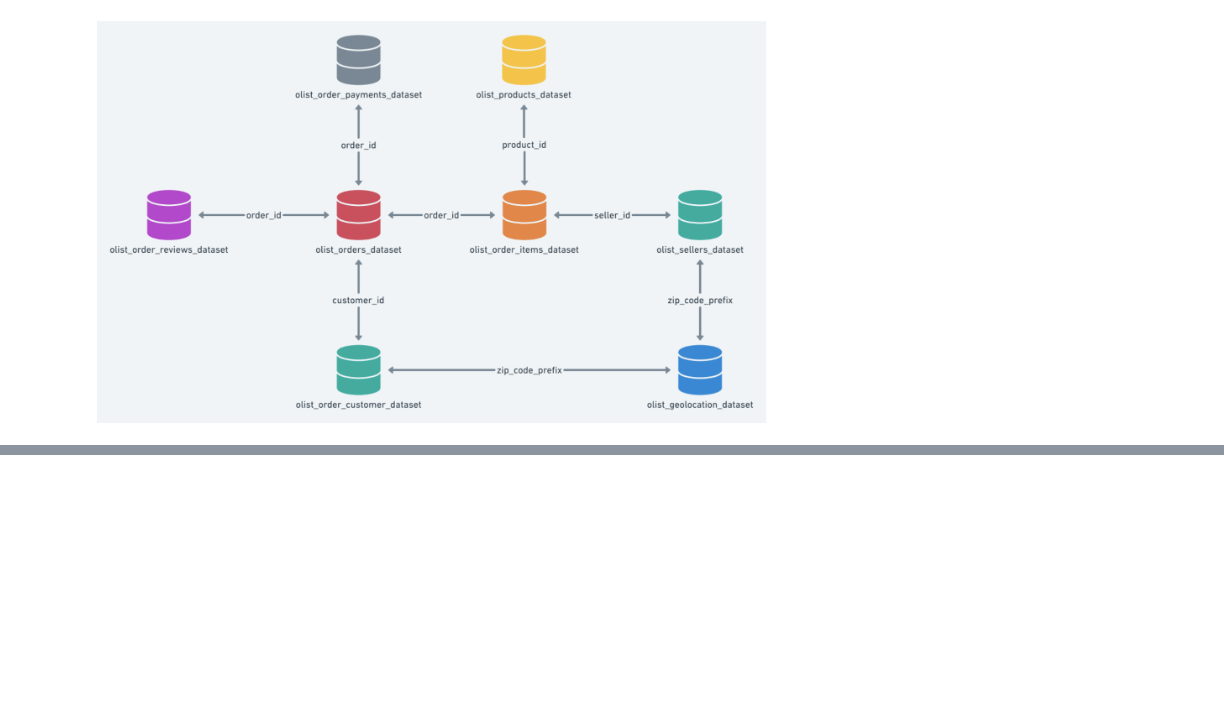
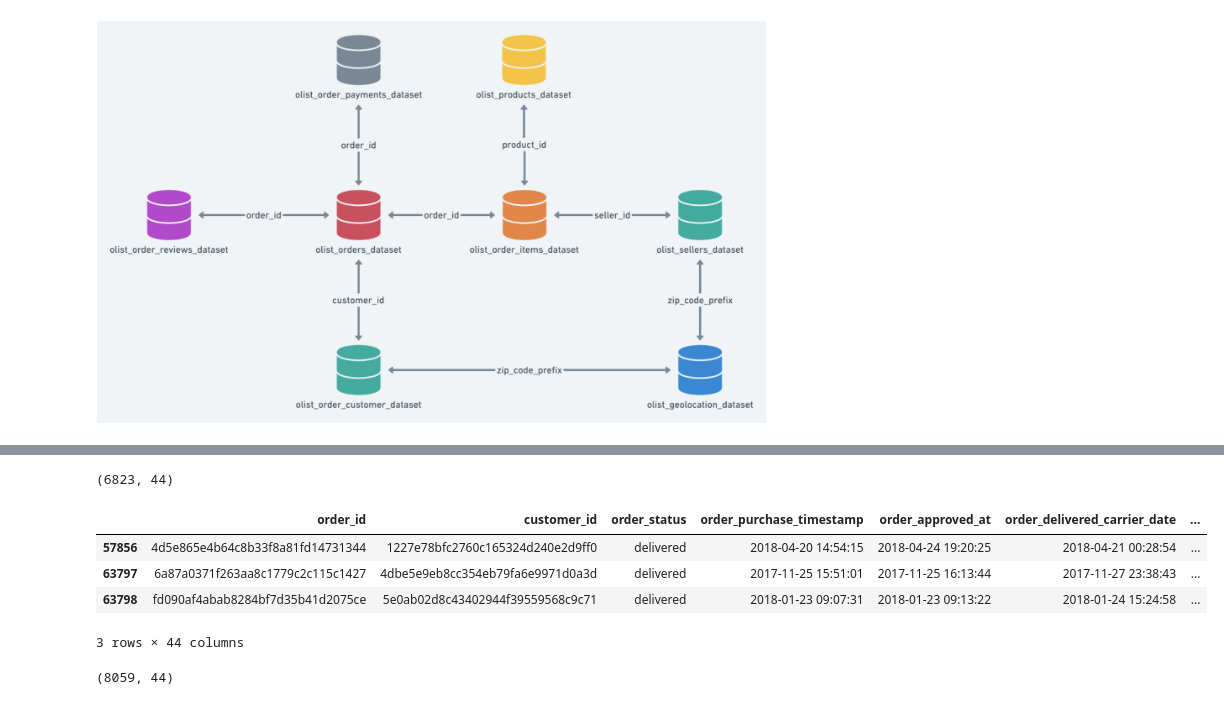
Before and after one commit to vkekd25/Codestates_Brazil_E_Commerce, a Jupyter notebook: Sc2_Project.ipynb, the cells around one changed output, grey strips where cells are left out. Cells and saved outputs as stored; diff of their text form; code cells hidden in the pictures; blank space fills up the shorter version.

```diff
--- a/Sc2_Project.ipynb
+++ b/Sc2_Project.ipynb
@@ -121,0 +139,7 @@ customers.duplicated('customer_zip_code_prefix').sum(), sellers.duplicated('sell
+# %%
+def tofloat(x):
+  return float(x)
+orders['geolocation_lat_x'] = orders['geolocation_lat_x'].apply(tofloat)
+orders['geolocation_lng_x'] = orders['geolocation_lng_x'].apply(tofloat)
+orders['geolocation_lat_y'] = orders['geolocation_lat_y'].apply(tofloat)
+orders['geolocation_lng_y'] = orders['geolocation_lng_y'].apply(tofloat)
@@ -121,0 +161,17 @@ customers.duplicated('customer_zip_code_prefix').sum(), sellers.duplicated('sell
+# %%
+from haversine import haversine, Unit
+
+distance_compare_list = []
+customer_distance = []
+seller_distance = []
+
+for i in range(orders.shape[0]):
+  customer = (orders['geolocation_lat_x'][i], orders['geolocation_lng_x'][i])
+  seller = (orders['geolocation_lat_y'][i], orders['geolocation_lng_y'][i])
+  result = haversine(customer, seller, unit = 'km')
+
+  distance_compare_list.append(result)
+  customer_distance.append(customer)
+  seller_distance.append(seller)
+# %%
+orders['distance_compare'] = pd.DataFrame({'distance_compare' : distance_compare_list})
@@ -121,0 +247,18 @@ customers.duplicated('customer_zip_code_prefix').sum(), sellers.duplicated('sell
+# %%
+health_beauty = orders[orders.product_category_name == 'health_beauty']
+health_beauty.shape
+# %% [output]
+(6823, 44)
+# %%
+health_beauty[health_beauty.distance_compare == 0]
+# %% [output]
+|  | order_id | customer_id | order_status | order_purchase_timestamp | order_approved_at | order_delivered_carrier_date | ... |
+| 57856 | 4d5e865e4b64c8b33f8a81fd14731344 | 1227e78bfc2760c165324d240e2d9ff0 | delivered | 2018-04-20 14:54:15 | 2018-04-24 19:20:25 | 2018-04-21 00:28:54 | ... |
+| 63797 | 6a87a0371f263aa8c1779c2c115c1427 | 4dbe5e9eb8cc354eb79fa6e9971d0a3d | delivered | 2017-11-25 15:51:01 | 2017-11-25 16:13:44 | 2017-11-27 23:38:43 | ... |
+| 63798 | fd090af4abab8284bf7d35b41d2075ce | 5e0ab02d8c43402944f39559568c9c71 | delivered | 2018-01-23 09:07:31 | 2018-01-23 09:13:22 | 2018-01-24 15:24:58 | ... |
+3 rows × 44 columns
+# %%
+bed_bath_table = orders[orders.product_category_name == 'bed_bath_table']
+bed_bath_table.shape
+# %% [output]
+(8059, 44)
```
Also changed, not shown: parts of 42 cells of this notebook.
